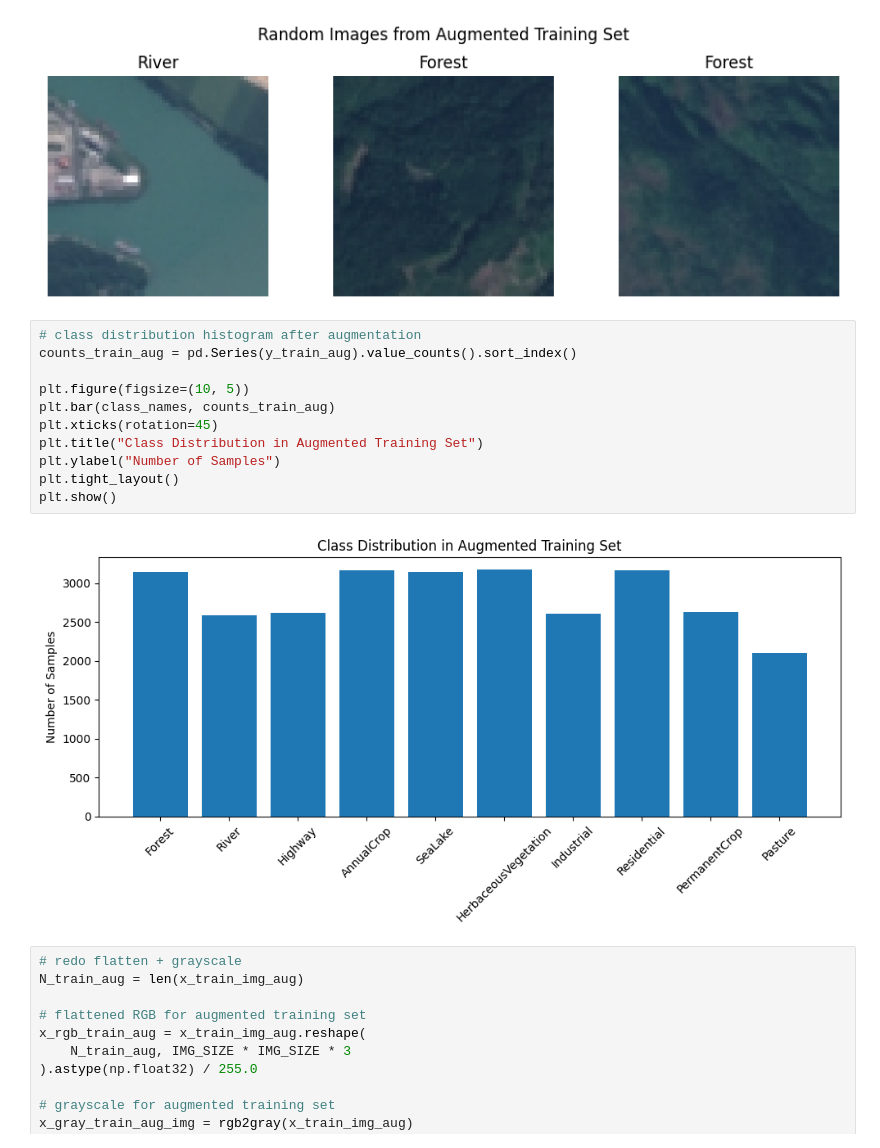
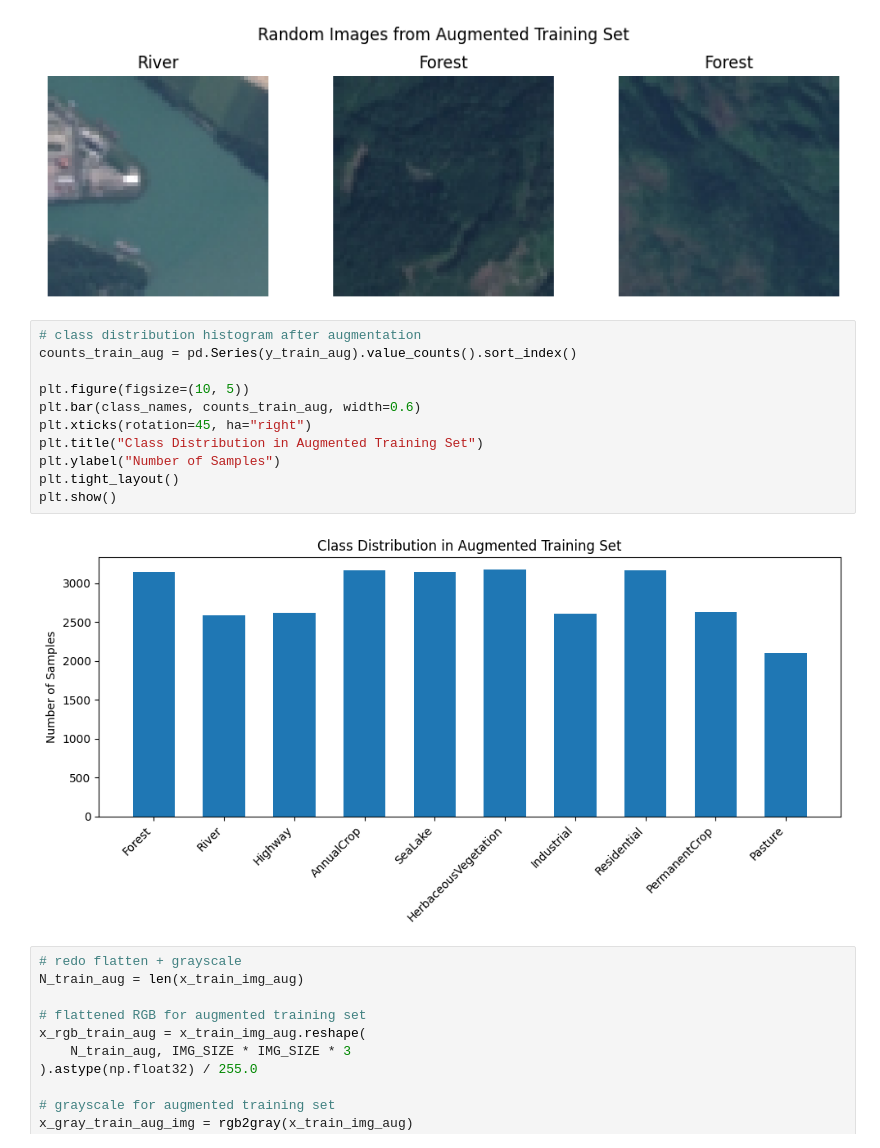
Before and after one commit to kakumanus/musa-650-spring2026, a Jupyter notebook: assignments/eurosat.ipynb, the cells around one changed output. Drawn from its saved outputs; the diff is of its cells as text.

```diff
--- a/assignments/eurosat.ipynb
+++ b/assignments/eurosat.ipynb
@@ -270,16 +272,16 @@ plt.show()
 # %%
 # class distribution histogram after augmentation
 counts_train_aug = pd.Series(y_train_aug).value_counts().sort_index()
 
 plt.figure(figsize=(10, 5))
-plt.bar(class_names, counts_train_aug)
-plt.xticks(rotation=45)
+plt.bar(class_names, counts_train_aug, width=0.6)
+plt.xticks(rotation=45, ha="right")
 plt.title("Class Distribution in Augmented Training Set")
 plt.ylabel("Number of Samples")
 plt.tight_layout()
 plt.show()
 # %% [output]
-[figure, old version]
+[figure, new version]
 # %%
 # redo flatten + grayscale
 N_train_aug = len(x_train_img_aug)
```
Also changed, not shown: parts of 2 cells of this notebook.
